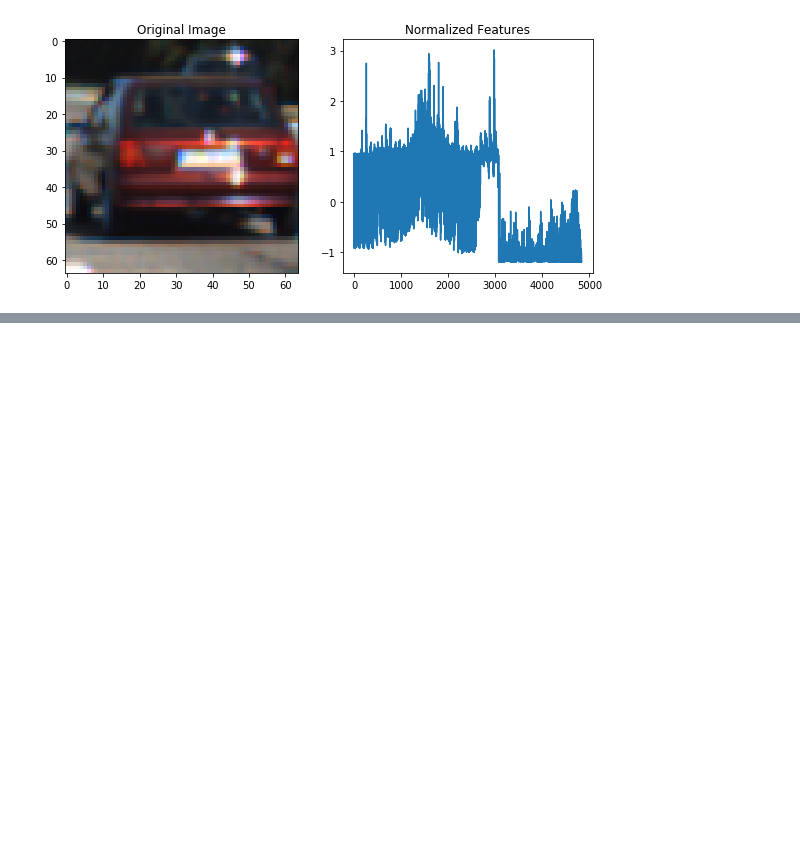
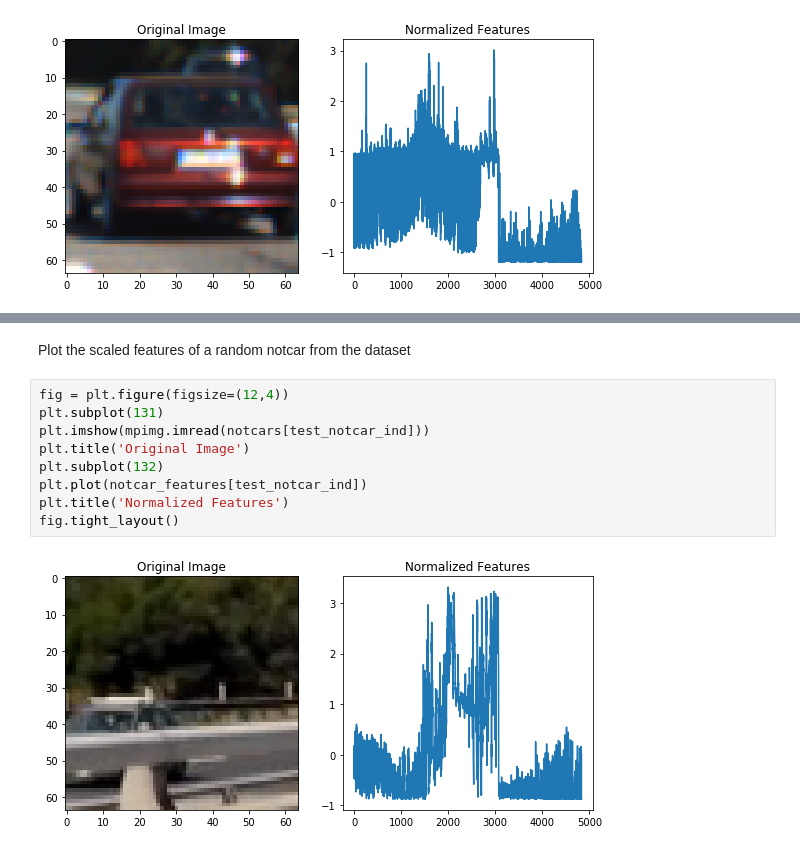
Before and after one commit to vinny-palumbo/AutonomousCars-VehicleDetection, a Jupyter notebook: pipeline.ipynb, the cells around one changed output, grey strips where cells are left out. Drawn from its saved outputs; the diff is of its cells as text; blank space fills up the shorter version.

```diff
--- a/pipeline.ipynb
+++ b/pipeline.ipynb
@@ -225,0 +335,13 @@ C:\Users\Vincent\Miniconda3\envs\carnd-term1\lib\site-packages\skimage\feature\_
+# %% [markdown]
+Plot the scaled features of a random notcar from the dataset
+# %%
+fig = plt.figure(figsize=(12,4))
+plt.subplot(131)
+plt.imshow(mpimg.imread(notcars[test_notcar_ind]))
+plt.title('Original Image')
+plt.subplot(132)
+plt.plot(notcar_features[test_notcar_ind])
+plt.title('Normalized Features')
+fig.tight_layout()
+# %% [output]
+[figure, added]
```
Also changed, not shown: parts of 15 cells of this notebook.
